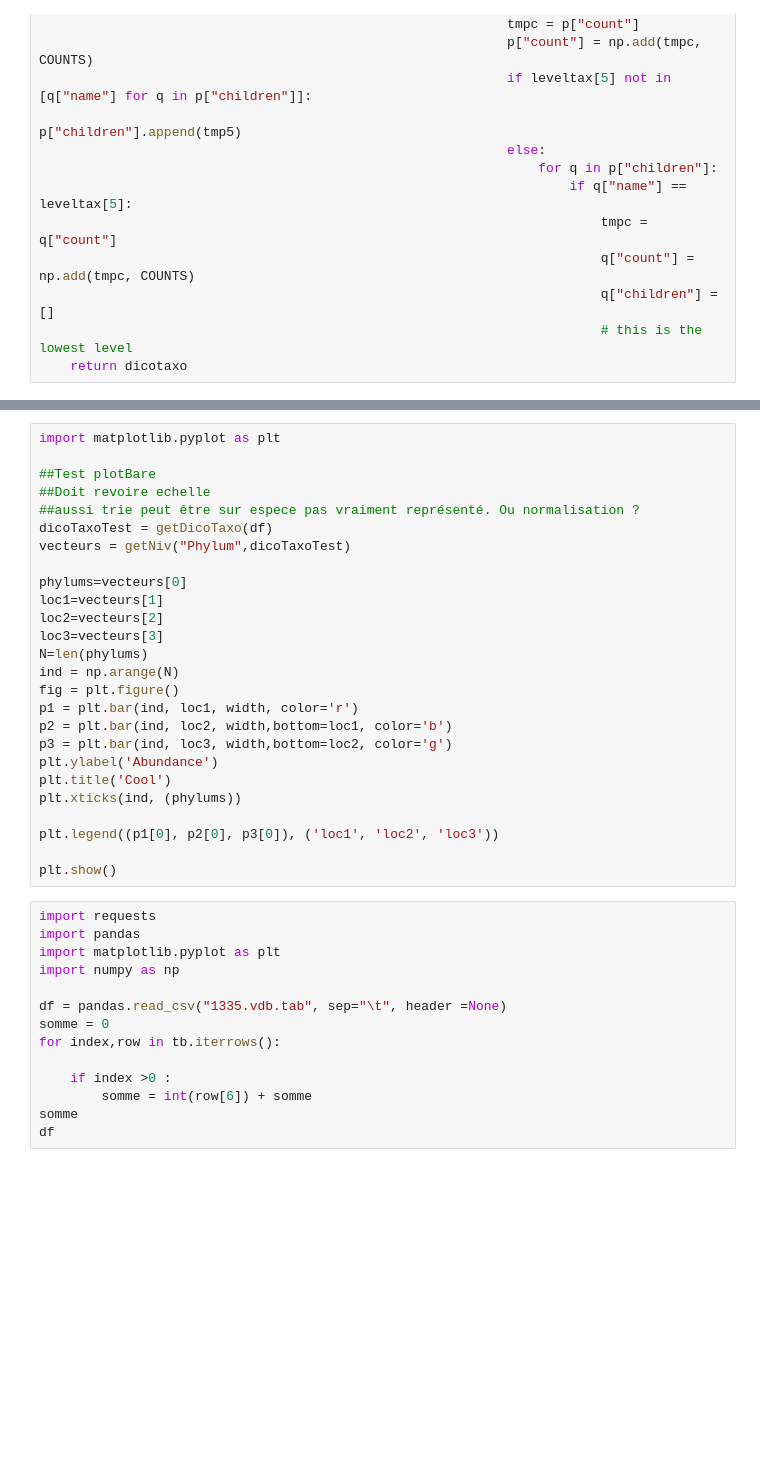
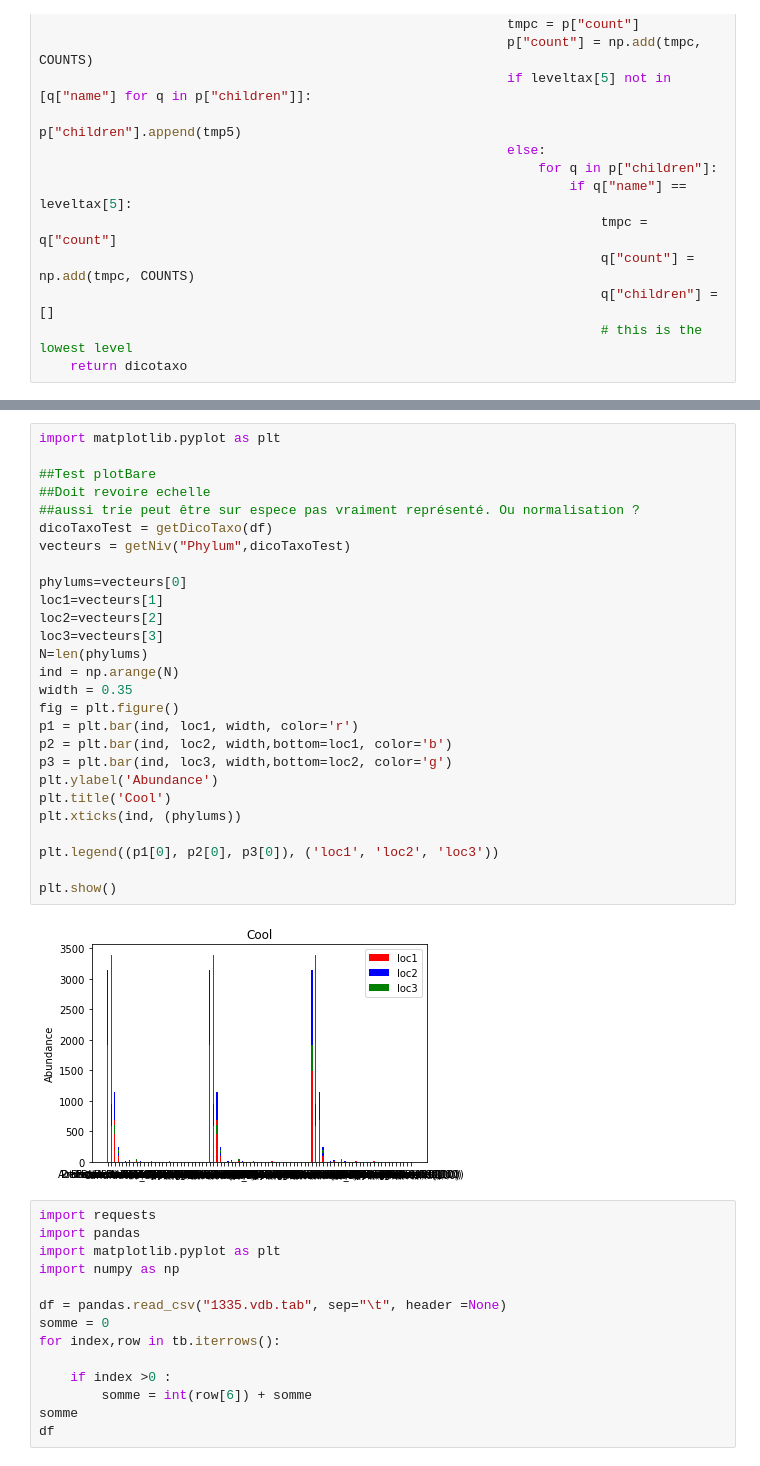
Before and after one commit to mmartelat/vdb_joha_marie, a Jupyter notebook: projetVdb.ipynb, the cells around one changed output, grey strips where cells are left out. Cells and saved outputs as stored; diff of their text form; blank space fills up the shorter version.

```diff
--- a/projetVdb.ipynb
+++ b/projetVdb.ipynb
@@ -287,29 +243,32 @@ def getNiv(niveau,dicoTaxo):
 # %%
 import matplotlib.pyplot as plt
 
 ##Test plotBare
 ##Doit revoire echelle
 ##aussi trie peut être sur espece pas vraiment représenté. Ou normalisation ?
 dicoTaxoTest = getDicoTaxo(df)
 vecteurs = getNiv("Phylum",dicoTaxoTest)
 
 phylums=vecteurs[0]
 loc1=vecteurs[1]
 loc2=vecteurs[2]
 loc3=vecteurs[3]
 N=len(phylums)
 ind = np.arange(N)
+width = 0.35
 fig = plt.figure()
 p1 = plt.bar(ind, loc1, width, color='r')
 p2 = plt.bar(ind, loc2, width,bottom=loc1, color='b')
 p3 = plt.bar(ind, loc3, width,bottom=loc2, color='g')
 plt.ylabel('Abundance')
 plt.title('Cool')
 plt.xticks(ind, (phylums))
 
 plt.legend((p1[0], p2[0], p3[0]), ('loc1', 'loc2', 'loc3'))
 
 plt.show()
+# %% [output]
+[figure, added]
 # %%
 import requests
 import pandas
```
Also changed, not shown: parts of 1 cell of this notebook.
